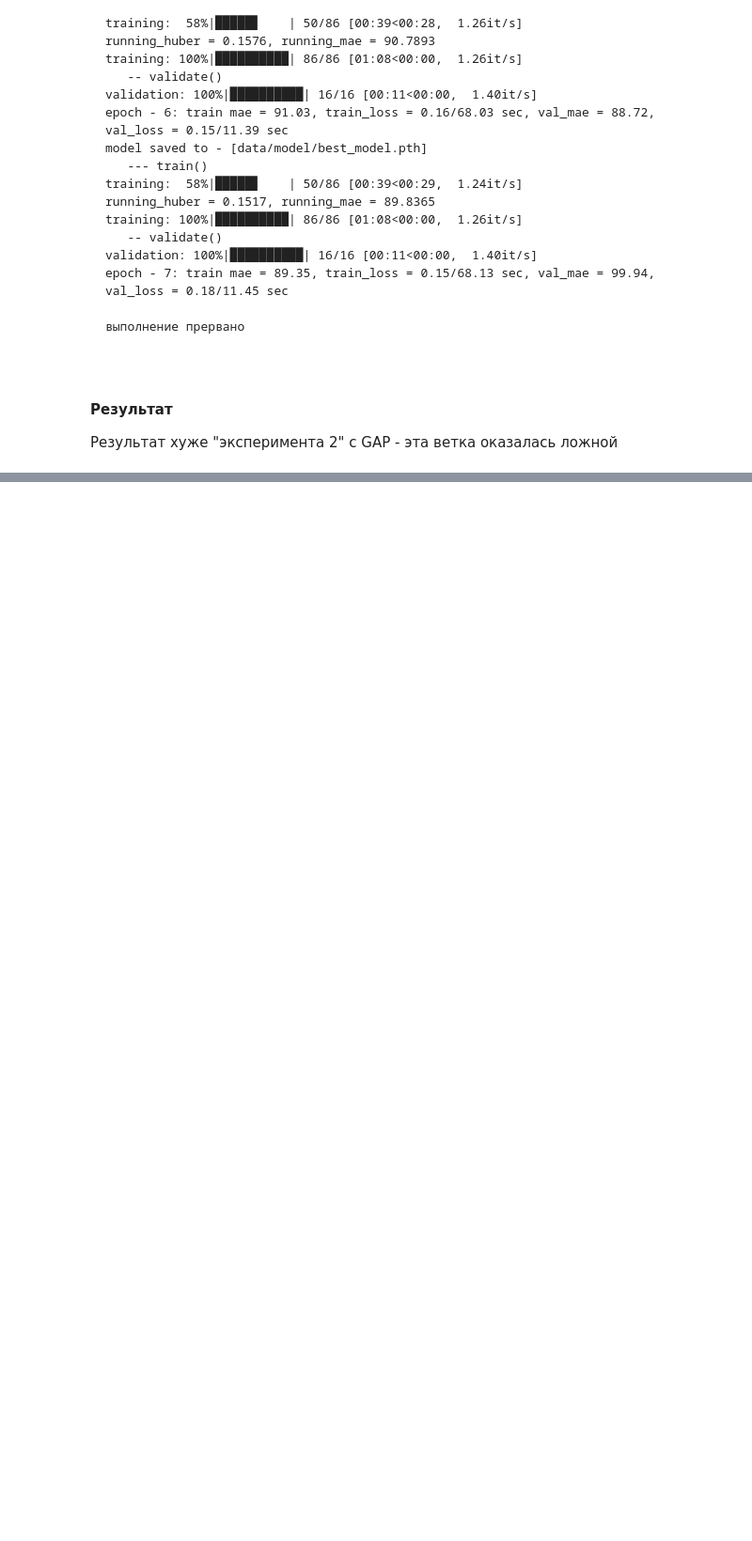
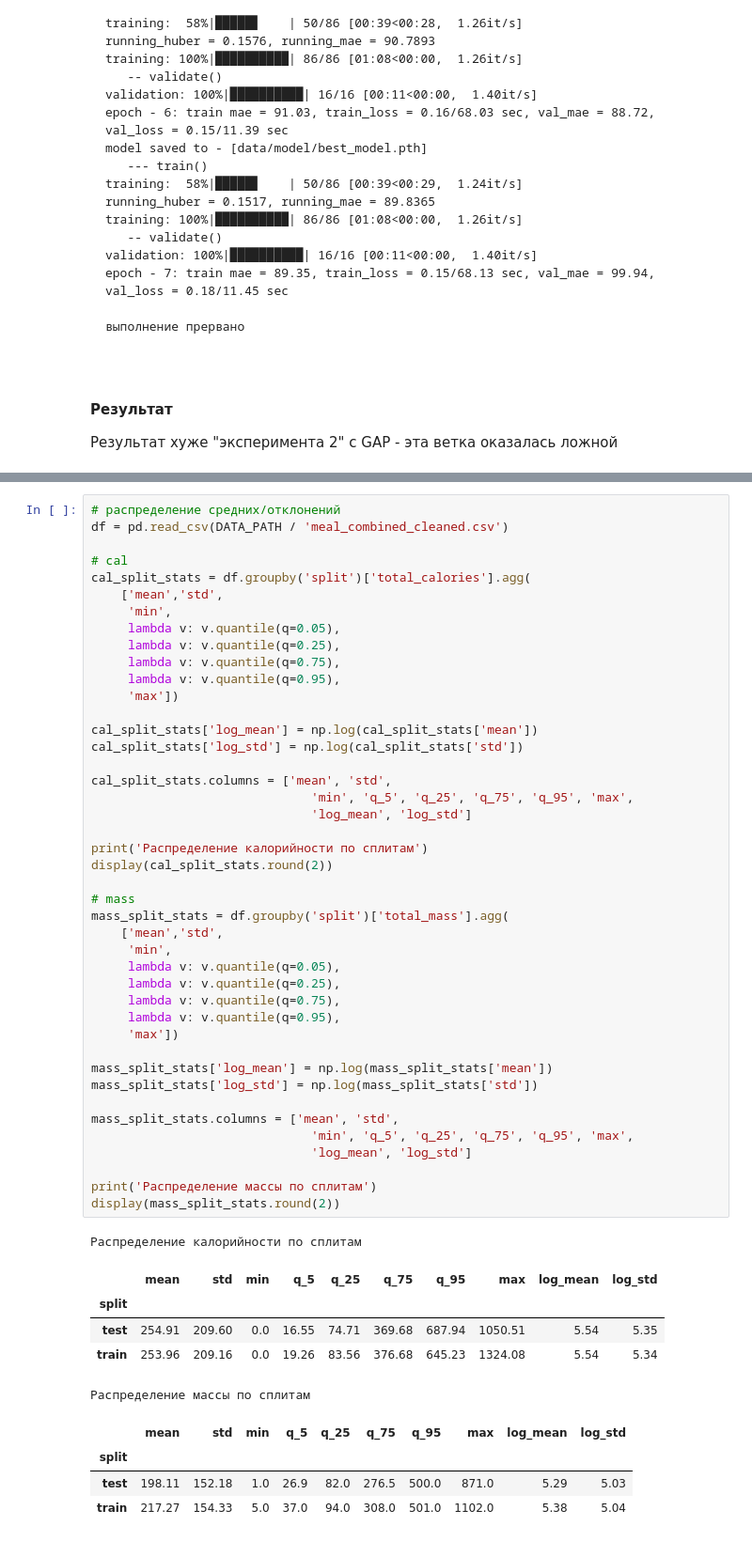
Before and after one commit to khromenko/dle-project-sprint-4-food-calrories, a Jupyter notebook: project.ipynb, the cells around one changed output, grey strips where cells are left out. Shown at 94% size. Saved outputs shown, nothing was run; the diff lists cells and outputs as text; blank space fills up the shorter version.

```diff
--- a/project.ipynb
+++ b/project.ipynb
@@ -1429,0 +1781,54 @@ epoch - 7: train mae = 89.35, train_loss = 0.15/68.13 sec, val_mae = 99.94, val_
+# %%
+# распределение средних/отклонений
+df = pd.read_csv(DATA_PATH / 'meal_combined_cleaned.csv')
+
+# cal
+cal_split_stats = df.groupby('split')['total_calories'].agg(
+    ['mean','std',
+     'min',
+     lambda v: v.quantile(q=0.05),
+     lambda v: v.quantile(q=0.25),
+     lambda v: v.quantile(q=0.75),
+     lambda v: v.quantile(q=0.95),
+     'max'])
+
+cal_split_stats['log_mean'] = np.log(cal_split_stats['mean'])
+cal_split_stats['log_std'] = np.log(cal_split_stats['std'])
+
+cal_split_stats.columns = ['mean', 'std',
+                              'min', 'q_5', 'q_25', 'q_75', 'q_95', 'max',
+                              'log_mean', 'log_std']
+
+print('Распределение калорийности по сплитам')
+display(cal_split_stats.round(2))
+
+# mass
+mass_split_stats = df.groupby('split')['total_mass'].agg(
+    ['mean','std',
+     'min',
+     lambda v: v.quantile(q=0.05),
+     lambda v: v.quantile(q=0.25),
+     lambda v: v.quantile(q=0.75),
+     lambda v: v.quantile(q=0.95),
+     'max'])
+
+mass_split_stats['log_mean'] = np.log(mass_split_stats['mean'])
+mass_split_stats['log_std'] = np.log(mass_split_stats['std'])
+
+mass_split_stats.columns = ['mean', 'std',
+                              'min', 'q_5', 'q_25', 'q_75', 'q_95', 'max',
+                              'log_mean', 'log_std']
+
+print('Распределение массы по сплитам')
+display(mass_split_stats.round(2))
+# %% [output]
+Распределение калорийности по сплитам
+|  | mean | std | min | q_5 | q_25 | q_75 | q_95 | max | log_mean | log_std |
+| split |  |  |  |  |  |  |  |  |  |  |
+| test | 254.91 | 209.60 | 0.0 | 16.55 | 74.71 | 369.68 | 687.94 | 1050.51 | 5.54 | 5.35 |
+| train | 253.96 | 209.16 | 0.0 | 19.26 | 83.56 | 376.68 | 645.23 | 1324.08 | 5.54 | 5.34 |
+Распределение массы по сплитам
+|  | mean | std | min | q_5 | q_25 | q_75 | q_95 | max | log_mean | log_std |
+| split |  |  |  |  |  |  |  |  |  |  |
+| test | 198.11 | 152.18 | 1.0 | 26.9 | 82.0 | 276.5 | 500.0 | 871.0 | 5.29 | 5.03 |
+| train | 217.27 | 154.33 | 5.0 | 37.0 | 94.0 | 308.0 | 501.0 | 1102.0 | 5.38 | 5.04 |
```
Also changed, not shown: parts of 20 cells of this notebook, 3 other files.
